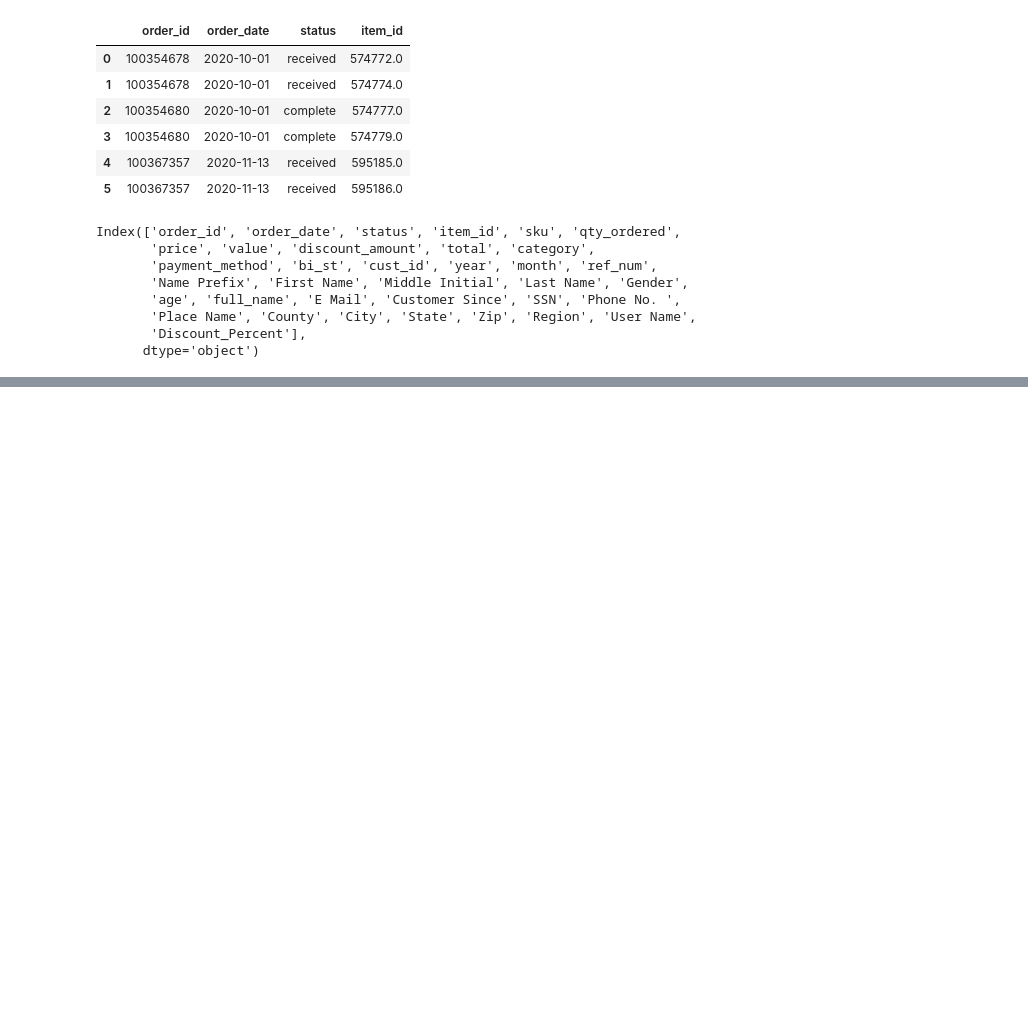
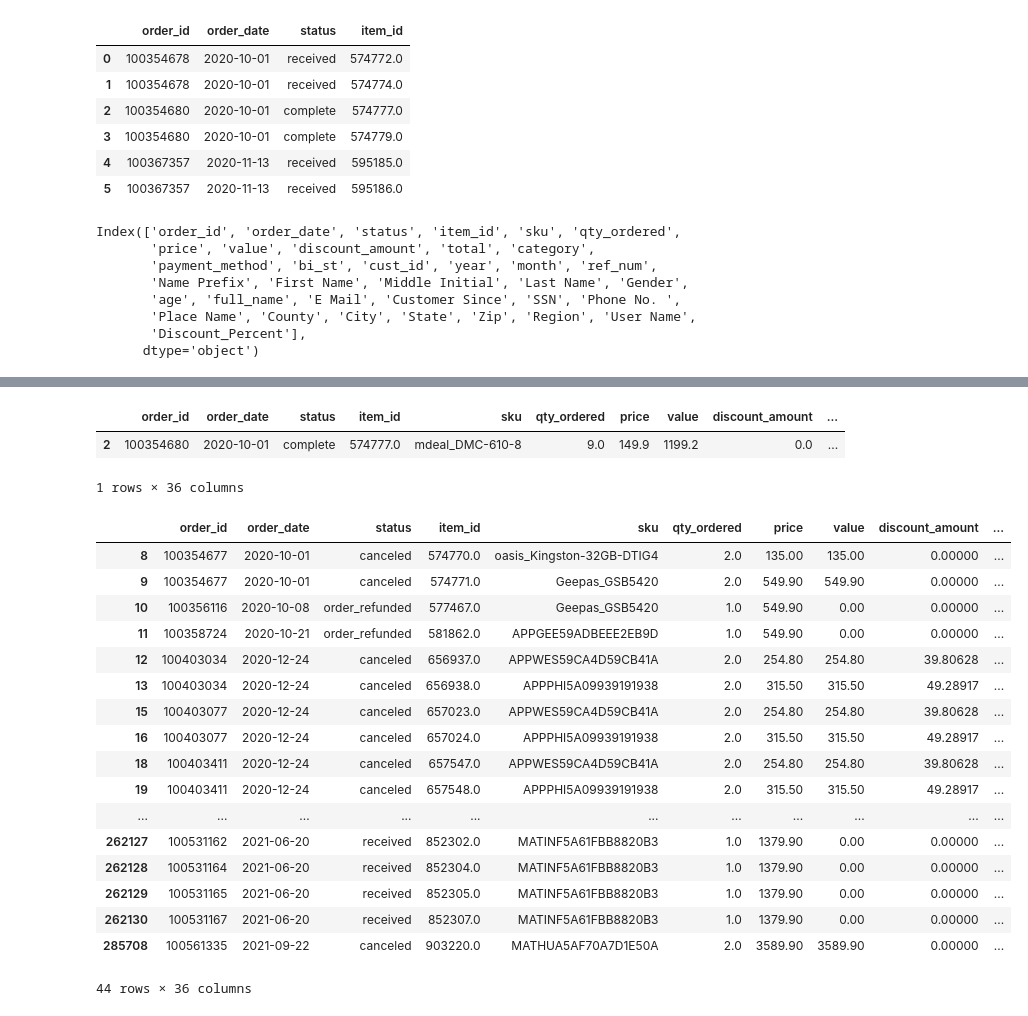
Before and after one commit to john2893/learnmachinlearning, a Jupyter notebook: GreatLearning-Class.ipynb, the cells around one changed output, grey strips where cells are left out. Cells and saved outputs as stored; diff of their text form; code cells hidden in the pictures; blank space fills up the shorter version.

```diff
--- a/GreatLearning-Class.ipynb
+++ b/GreatLearning-Class.ipynb
@@ -271,0 +460,29 @@ Index(['order_id', 'order_date', 'status', 'item_id', 'sku', 'qty_ordered',
+# %%
+test2
+# %% [output]
+|  | order_id | order_date | status | item_id | sku | qty_ordered | price | value | discount_amount | ... |
+| 2 | 100354680 | 2020-10-01 | complete | 574777.0 | mdeal_DMC-610-8 | 9.0 | 149.9 | 1199.2 | 0.0 | ... |
+1 rows × 36 columns
+# %%
+test3 = df[(df["price"] > 100) & (df["City"].isin(["Graham"]))]
+# %%
+test3
+# %% [output]
+|  | order_id | order_date | status | item_id | sku | qty_ordered | price | value | discount_amount | ... |
+| 8 | 100354677 | 2020-10-01 | canceled | 574770.0 | oasis_Kingston-32GB-DTIG4 | 2.0 | 135.00 | 135.00 | 0.00000 | ... |
+| 9 | 100354677 | 2020-10-01 | canceled | 574771.0 | Geepas_GSB5420 | 2.0 | 549.90 | 549.90 | 0.00000 | ... |
+| 10 | 100356116 | 2020-10-08 | order_refunded | 577467.0 | Geepas_GSB5420 | 1.0 | 549.90 | 0.00 | 0.00000 | ... |
+| 11 | 100358724 | 2020-10-21 | order_refunded | 581862.0 | APPGEE59ADBEEE2EB9D | 1.0 | 549.90 | 0.00 | 0.00000 | ... |
+| 12 | 100403034 | 2020-12-24 | canceled | 656937.0 | APPWES59CA4D59CB41A | 2.0 | 254.80 | 254.80 | 39.80628 | ... |
+| 13 | 100403034 | 2020-12-24 | canceled | 656938.0 | APPPHI5A09939191938 | 2.0 | 315.50 | 315.50 | 49.28917 | ... |
+| 15 | 100403077 | 2020-12-24 | canceled | 657023.0 | APPWES59CA4D59CB41A | 2.0 | 254.80 | 254.80 | 39.80628 | ... |
+| 16 | 100403077 | 2020-12-24 | canceled | 657024.0 | APPPHI5A09939191938 | 2.0 | 315.50 | 315.50 | 49.28917 | ... |
+| 18 | 100403411 | 2020-12-24 | canceled | 657547.0 | APPWES59CA4D59CB41A | 2.0 | 254.80 | 254.80 | 39.80628 | ... |
+| 19 | 100403411 | 2020-12-24 | canceled | 657548.0 | APPPHI5A09939191938 | 2.0 | 315.50 | 315.50 | 49.28917 | ... |
+| ... | ... | ... | ... | ... | ... | ... | ... | ... | ... | ... |
+| 262127 | 100531162 | 2021-06-20 | received | 852302.0 | MATINF5A61FBB8820B3 | 1.0 | 1379.90 | 0.00 | 0.00000 | ... |
+| 262128 | 100531164 | 2021-06-20 | received | 852304.0 | MATINF5A61FBB8820B3 | 1.0 | 1379.90 | 0.00 | 0.00000 | ... |
+| 262129 | 100531165 | 2021-06-20 | received | 852305.0 | MATINF5A61FBB8820B3 | 1.0 | 1379.90 | 0.00 | 0.00000 | ... |
+| 262130 | 100531167 | 2021-06-20 | received | 852307.0 | MATINF5A61FBB8820B3 | 1.0 | 1379.90 | 0.00 | 0.00000 | ... |
+| 285708 | 100561335 | 2021-09-22 | canceled | 903220.0 | MATHUA5AF70A7D1E50A | 2.0 | 3589.90 | 3589.90 | 0.00000 | ... |
+44 rows × 36 columns
```
Also changed, not shown: parts of 37 cells of this notebook.
